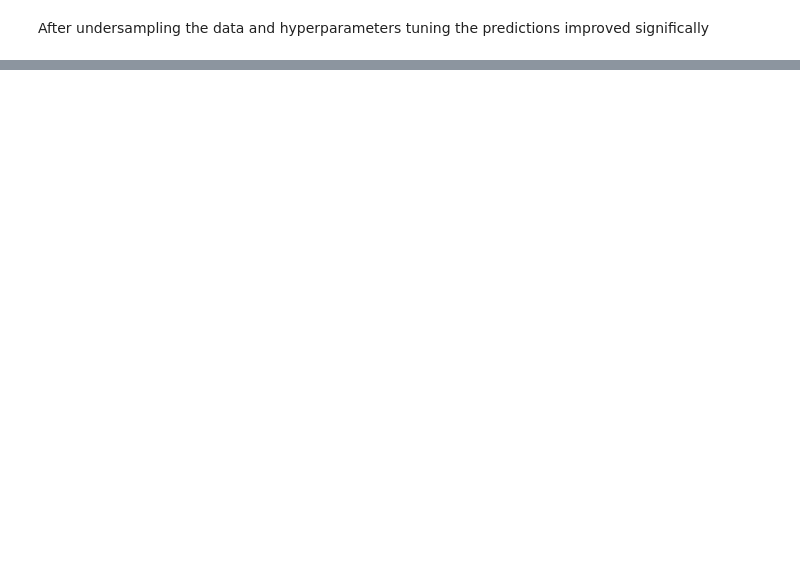
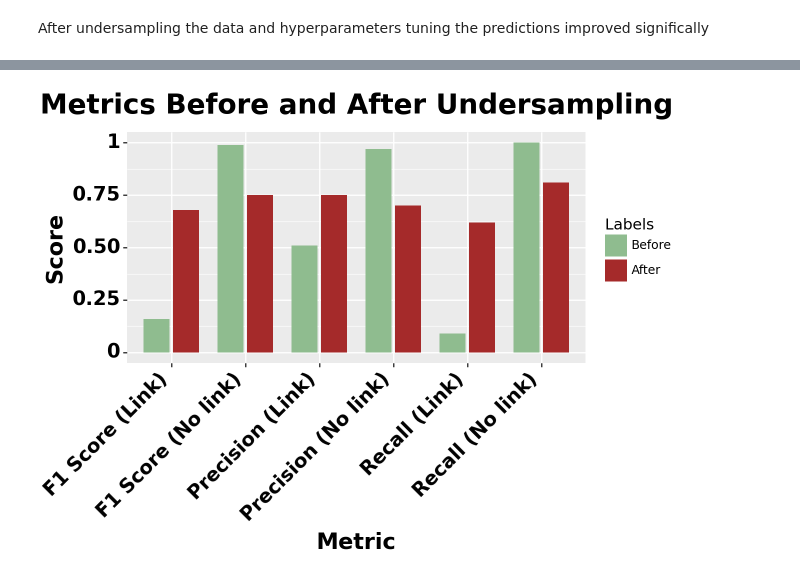
Before and after one commit to Ecological-Complexity-Lab/link_prediction_project, a Jupyter notebook: MLmodel.ipynb, the cells around one changed output, grey strips where cells are left out. Drawn from its saved outputs; the diff is of its cells as text; code cells hidden in the pictures; blank space fills up the shorter version.

```diff
--- a/MLmodel.ipynb
+++ b/MLmodel.ipynb
@@ -413,0 +463,59 @@ plt.show()
+# %%
+from plotnine import ggplot, aes, geom_bar, theme, element_text, labs, position_dodge, scale_fill_manual
+
+# Data preparation
+data = {
+    'Labels': ['Before', 'After'],
+    'Precision_0': [0.97, 0.70],
+    'Recall_0': [1.00, 0.81],
+    'F1_Score_0': [0.99, 0.75],
+    'Precision_1': [0.51, 0.75],
+    'Recall_1': [0.09, 0.62],
+    'F1_Score_1': [0.16, 0.68]
+}
+
+df = pd.DataFrame(data)
+
+# Melting the dataframe to long format for plotnine
+df_melted = pd.melt(df, id_vars=['Labels'], var_name='Metric', value_name='Score')
+
+
+# Renaming the Metric values to group by Class
+df_melted['Metric'] = df_melted['Metric'].replace({
+    'Precision_0': 'Precision (No link)',
+    'Recall_0': 'Recall (No link)',
+    'F1_Score_0': 'F1 Score (No link)',
+    'Precision_1': 'Precision (Link)',
+    'Recall_1': 'Recall (Link)',
+    'F1_Score_1': 'F1 Score (Link)'
+})
+
+# Reorder the Labels to ensure 'Before' is on the left and 'After' is on the right
+df_melted['Labels'] = pd.Categorical(df_melted['Labels'], categories=['Before', 'After'], ordered=True)
+
+# Define earthy colors
+earthy_colors = ["#8FBC8F", "#A52A2A"]  # Green and Brown
+
+# Plotting
+plot = (
+    ggplot(df_melted, aes(x='Metric', y='Score', fill='Labels')) +
+    geom_bar(stat='identity', position=position_dodge(width=0.8), width=0.7) +
+    scale_fill_manual(values=earthy_colors) +
+    theme(
+        axis_text_x=element_text(size=14, color='black', weight='bold', rotation=45, hjust=1),
+        axis_text_y=element_text(size=14, color='black', weight='bold'),
+        axis_title_x=element_text(size=16, color='black', weight='bold'),
+        axis_title_y=element_text(size=16, color='black', weight='bold'),
+        plot_title=element_text(size=20, color='black', weight='bold', hjust=0.5)  # Center the title
+    ) +
+    labs(
+        title='Metrics Before and After Undersampling',
+        x='Metric',
+        y='Score'
+    )
+)
+
+plot.save('precision_recall_f1_scores_earthy.png', dpi=300, width=12, height=8)
+print(plot)
+# %% [output]
+[figure, added]
```
Also changed, not shown: parts of 8 cells of this notebook.
